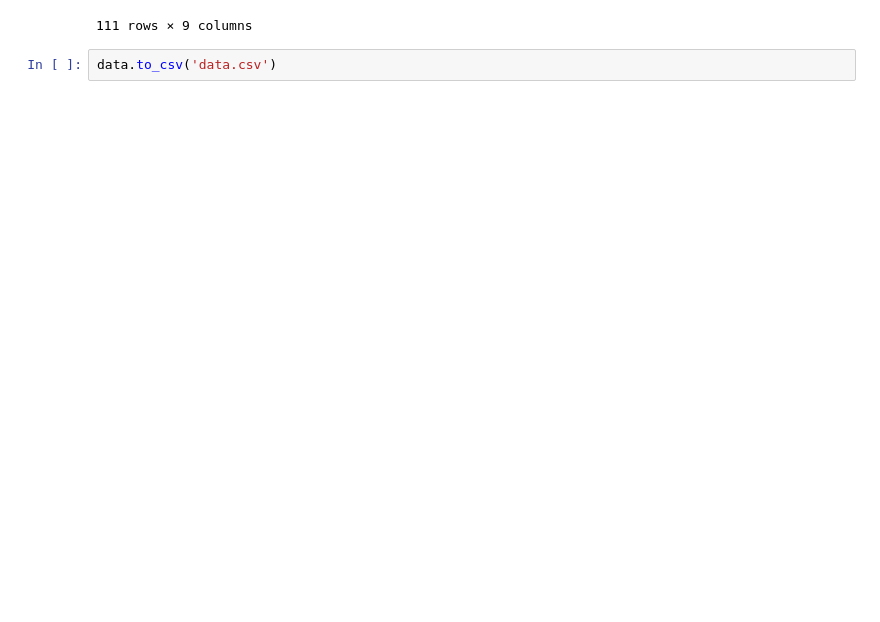
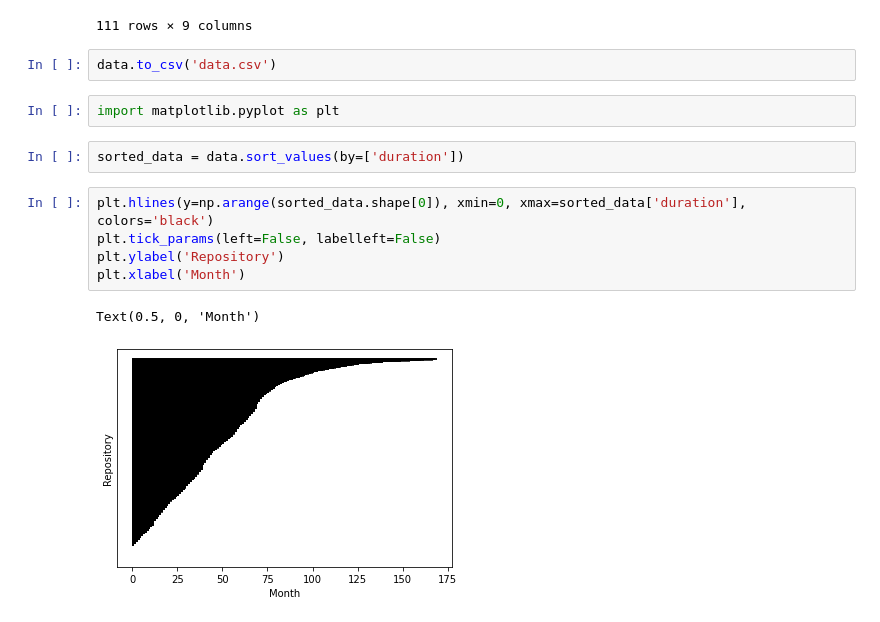
Before and after one commit to DerekRobin/Survival-Analysis-of-OSS-Projects, a Jupyter notebook: Analysis&Data/data-collection.ipynb, the cells around one changed output. Drawn from its saved outputs; the diff is of its cells as text; blank space fills up the shorter version.

Commit message:
add first attempt at graph (need start and end month for each project to recreate graph

```diff
--- a/Analysis&Data/data-collection.ipynb
+++ b/Analysis&Data/data-collection.ipynb
@@ -217,3 +218,15 @@ data[data['multi_repo'] == 1]
 111 rows × 9 columns
 # %%
 data.to_csv('data.csv')
+# %%
+import matplotlib.pyplot as plt
+# %%
+sorted_data = data.sort_values(by=['duration'])
+# %%
+plt.hlines(y=np.arange(sorted_data.shape[0]), xmin=0, xmax=sorted_data['duration'], colors='black')
+plt.tick_params(left=False, labelleft=False)
+plt.ylabel('Repository')
+plt.xlabel('Month')
+# %% [output]
+Text(0.5, 0, 'Month')
+[figure, added]
```
Also changed, not shown: parts of 1 cell of this notebook.
